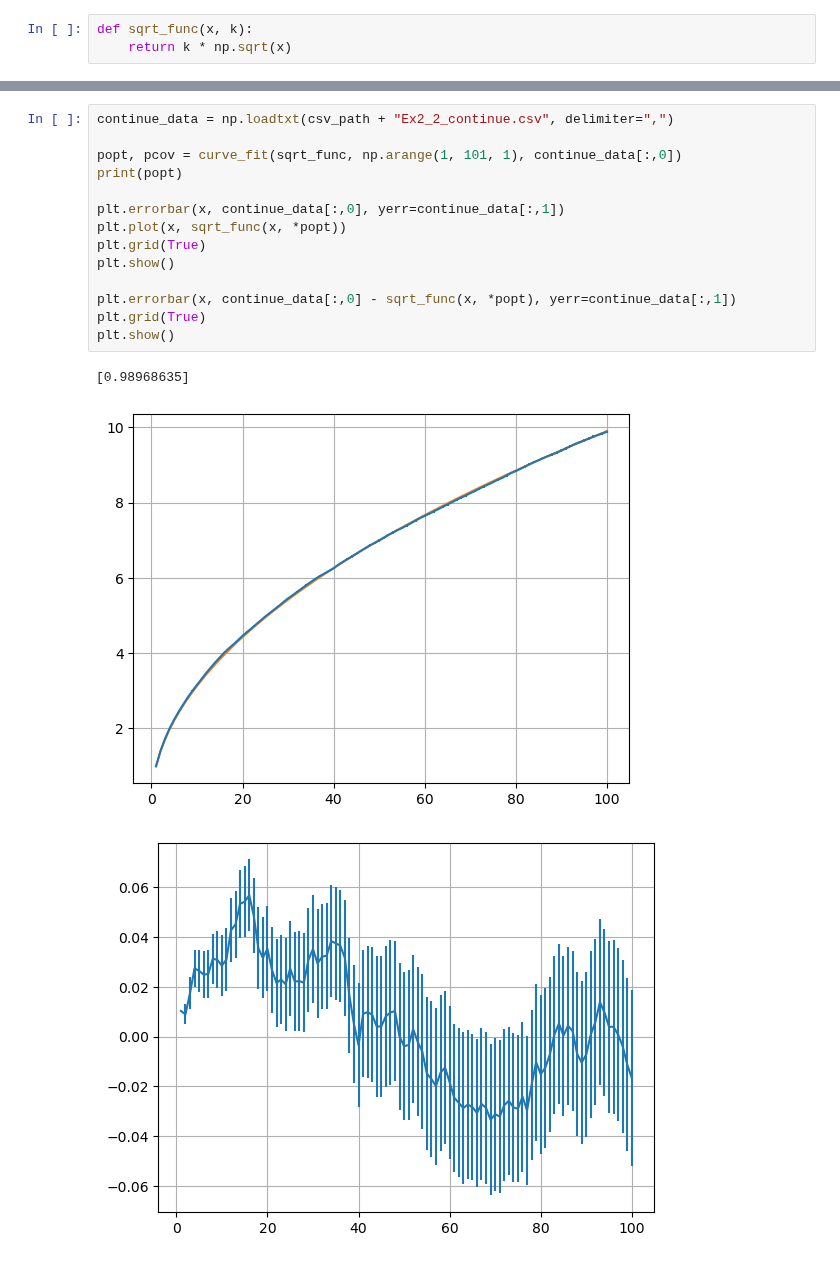
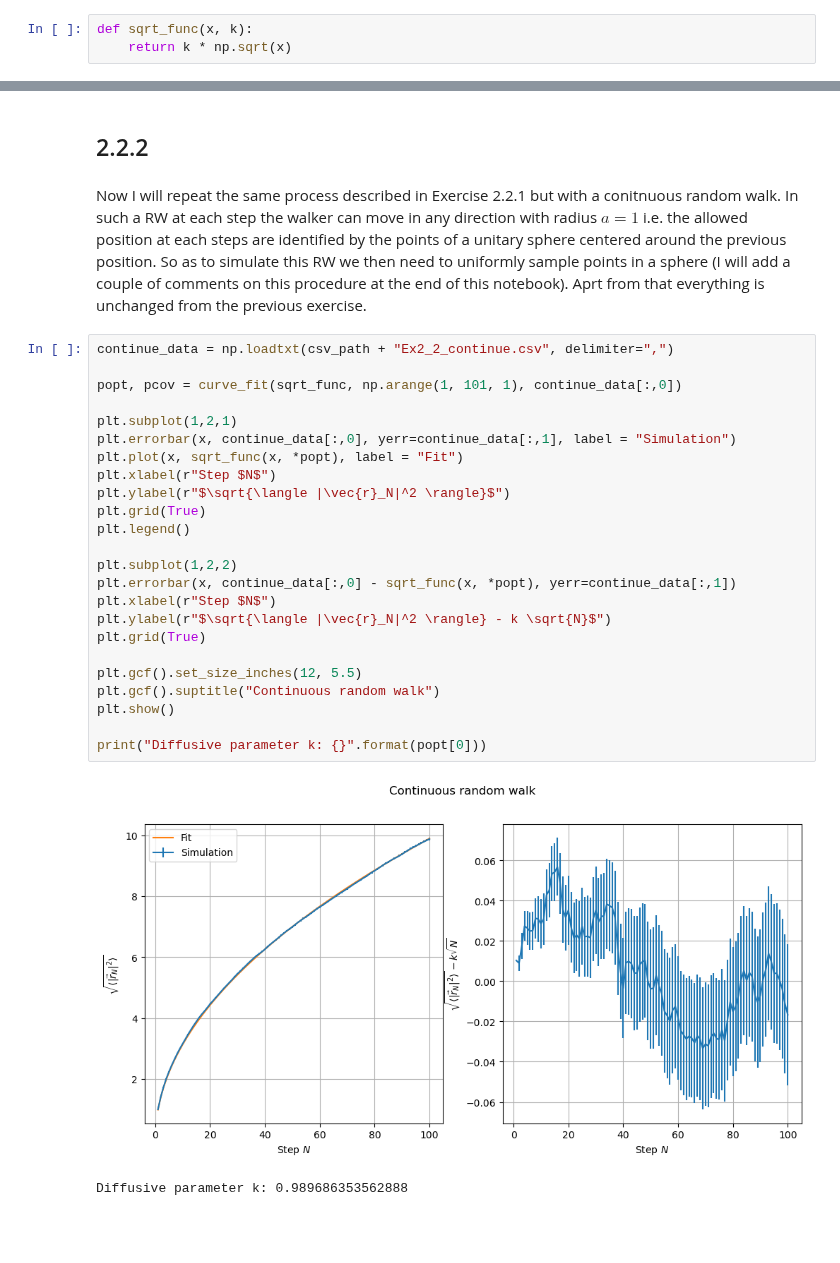
Before and after one commit to YggdrasilUrthr/NSL, a Jupyter notebook: Lab2/Ex2.ipynb, the cells around one changed output, grey strips where cells are left out. Saved outputs shown, nothing was run; the diff lists cells and outputs as text; blank space fills up the shorter version.

```diff
--- a/Lab2/Ex2.ipynb
+++ b/Lab2/Ex2.ipynb
@@ -73,18 +119,31 @@ plt.show()
+# %% [markdown]
+## 2.2.2
+# %% [markdown]
+Now I will repeat the same process described in Exercise 2.2.1 but with a conitnuous random walk. In such a RW at each step the walker can move in any direction with radius $a = 1$ i.e. the allowed position at each steps are identified by the points of a unitary sphere centered around the previous position. So as to simulate this RW we then need to uniformly sample points in a sphere (I will add a couple of comments on this procedure at the end of this notebook). Aprt from that everything is unchanged from the previous exercise.
 # %%
 continue_data = np.loadtxt(csv_path + "Ex2_2_continue.csv", delimiter=",")
 
 popt, pcov = curve_fit(sqrt_func, np.arange(1, 101, 1), continue_data[:,0])
-print(popt)
 
-plt.errorbar(x, continue_data[:,0], yerr=continue_data[:,1])
-plt.plot(x, sqrt_func(x, *popt))
+plt.subplot(1,2,1)
+plt.errorbar(x, continue_data[:,0], yerr=continue_data[:,1], label = "Simulation")
+plt.plot(x, sqrt_func(x, *popt), label = "Fit")
+plt.xlabel(r"Step $N$")
+plt.ylabel(r"$\sqrt{\langle |\vec{r}_N|^2 \rangle}$")
 plt.grid(True)
+plt.legend()
+
+plt.subplot(1,2,2)
+plt.errorbar(x, continue_data[:,0] - sqrt_func(x, *popt), yerr=continue_data[:,1])
+plt.xlabel(r"Step $N$")
+plt.ylabel(r"$\sqrt{\langle |\vec{r}_N|^2 \rangle} - k \sqrt{N}$")
+plt.grid(True)
+
+plt.gcf().set_size_inches(12, 5.5)
+plt.gcf().suptitle("Continuous random walk")
 plt.show()
 
-plt.errorbar(x, continue_data[:,0] - sqrt_func(x, *popt), yerr=continue_data[:,1])
-plt.grid(True)
-plt.show()
+print("Diffusive parameter k: {}".format(popt[0]))
 # %% [output]
+[figure, new version]
-[0.98968635]
+Diffusive parameter k: 0.989686353562888
-[figure, old version]
-[figure, removed]
```
Also changed, not shown: parts of 19 cells of this notebook, 3 other files.
